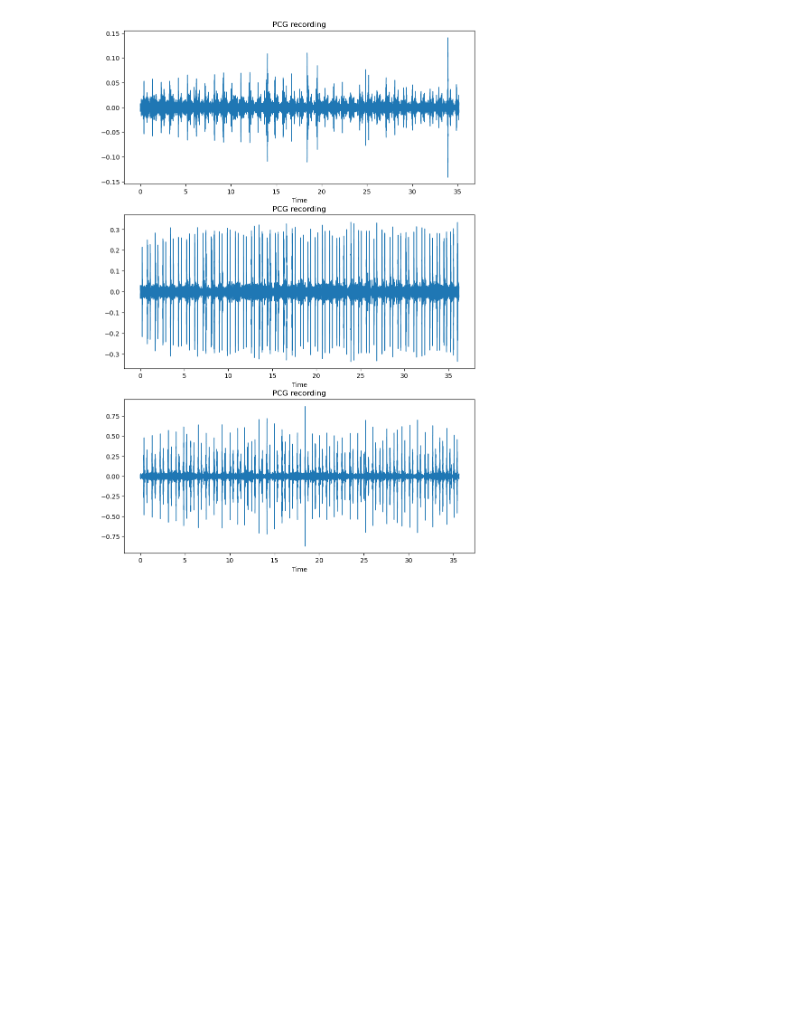
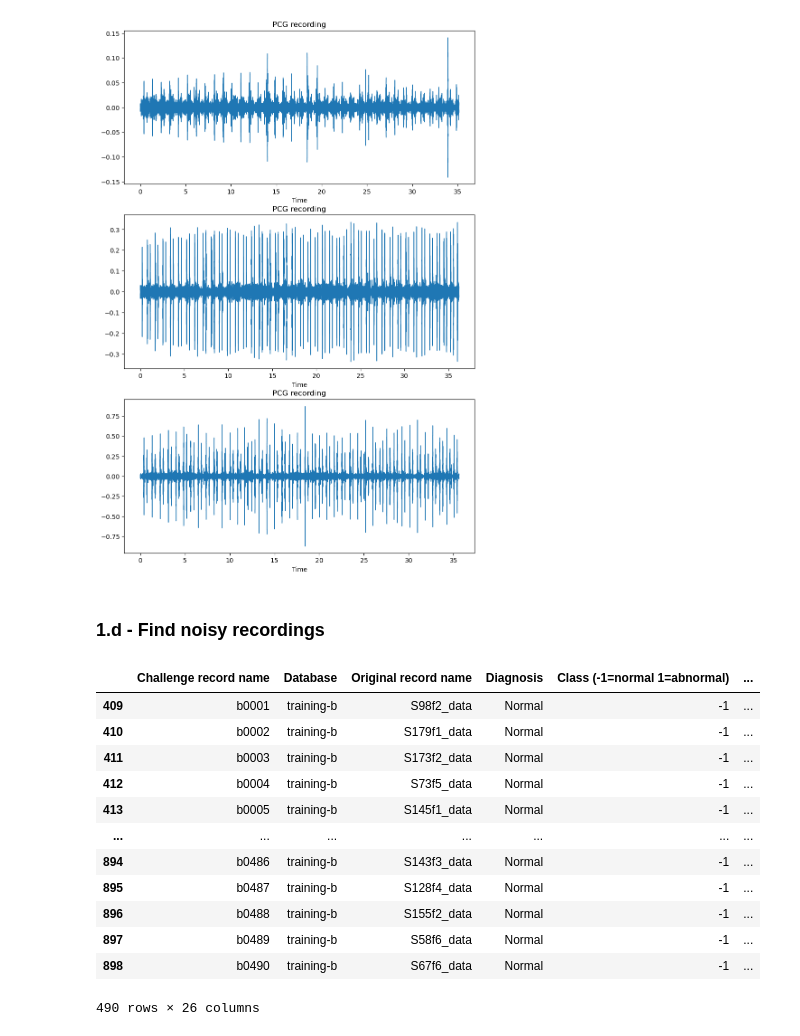
Before and after one commit to Rice-MECE-Capstone-Projects/Heart---Spring-2025, a Jupyter notebook: emmanuel-zerefa/physionet-exploration.ipynb, the cells around one changed output. Drawn from its saved outputs; the diff is of its cells as text; code cells hidden in the pictures; blank space fills up the shorter version.

Commit message:
Identified noisy recordings in Physionet '16

```diff
--- a/emmanuel-zerefa/physionet-exploration.ipynb
+++ b/emmanuel-zerefa/physionet-exploration.ipynb
@@ -243,3 +248,31 @@ for rowidx,row in normal_recordings.iterrows():
 # 1. move them to the other ipynb as a part of the pipeline.abs
 # 1.5. want quantitative results
 # 2. move them to
+# %% [markdown]
+### 1.d - Find noisy recordings
+# %%
+respiration_str = "Respiration noise (2=None 3=Insignificant 4=Weak Resp. Noise<2 s 5=Weak Resp. Noise<3 s 6=Weak Resp. Noise <4 s 7=Weak Resp. Noise >4 s 8=Powerfull Resp. Noise<2 s 9=Powerfull Resp. Noise<3 s 10=Powerfull Resp. noise <4 s  11=Powerfull Resp. Noise >4 s 12=Dont know 13=Weak Resp. Noise<1 s 14=Resp. Noise<1 s 15=Powerfull Resp. noise <1 s 16=Weak Rec. Noise<1 s 17=Powerfull Rec. Noise<1 s)"
+ambient_str = "Ambient noise (2=None 3=Insignificant 4=Weak Rec. BG<2 s 5=Weak Rec. BG<3 s 6=Weak Rec. BG <4 s 7=Weak Rec. BG >4 s 8=BG. Noise<2 s 9=BG. Noise<3 s 10= BG. noise <4 s 11=BG. Noise >4 s 12=Powerfull BG. Noise<2 s 13=Powerfull BG. Noise<3 s 14=Powerfull BG. noise <4 s  15=Powerfull BG. Noise >4 s 16=Dont know 17=Weak BG. Noise<1 s  18=BG.Noise<1 s 19=Powerfull BG. Noise<1 s)"
+noise_str = "Recording noise (2=None 3=Insignificant 4=Beg. Rec. Noise 5=End Rec. Noise 6=Beg-End Reco Noise 7=Weak Rec. Noise<2 s 8=Weak Rec. Noise<3 s 9=Weak Rec. Noise <4 s 10=Weak Rec. Noise >4 s 11=Powerfull Rec. Noise<2 s 12=Powerfull Rec. Noise<3 s 13=Powerfull Rec. noise <4 s 14=Powerfull Rec. Noise >4 s 15=Spikes 16=Dont know 17=Weak Rec. Noise<1 s 18=Powerfull Rec. Noise<1 s)"
+abdominal_str = "Abdominal sounds (2=None 3=Insignificant 4=Sto. Noise<2 s 5=Sto. Noise<3 s 6=Sto. Noise <4 s 7=Sto. Noise >4 s 8=Dont know 9=Sto. Noise<1 s)"
+# %%
+noise_data_present = physio16_data.loc[~pd.isna(physio16_data[respiration_str])
+                                 |~pd.isna(physio16_data[ambient_str])
+                                 |~pd.isna(physio16_data[noise_str])
+                                 |~pd.isna(physio16_data[abdominal_str])]
+# %%
+noise_data_present
+# %% [output]
+|  | Challenge record name | Database | Original record name | Diagnosis | Class (-1=normal 1=abnormal) | ... |
+| 409 | b0001 | training-b | S98f2_data | Normal | -1 | ... |
+| 410 | b0002 | training-b | S179f1_data | Normal | -1 | ... |
+| 411 | b0003 | training-b | S173f2_data | Normal | -1 | ... |
+| 412 | b0004 | training-b | S73f5_data | Normal | -1 | ... |
+| 413 | b0005 | training-b | S145f1_data | Normal | -1 | ... |
+| ... | ... | ... | ... | ... | ... | ... |
+| 894 | b0486 | training-b | S143f3_data | Normal | -1 | ... |
+| 895 | b0487 | training-b | S128f4_data | Normal | -1 | ... |
+| 896 | b0488 | training-b | S155f2_data | Normal | -1 | ... |
+| 897 | b0489 | training-b | S58f6_data | Normal | -1 | ... |
+| 898 | b0490 | training-b | S67f6_data | Normal | -1 | ... |
+490 rows × 26 columns
```
Also changed, not shown: parts of 9 cells of this notebook.
